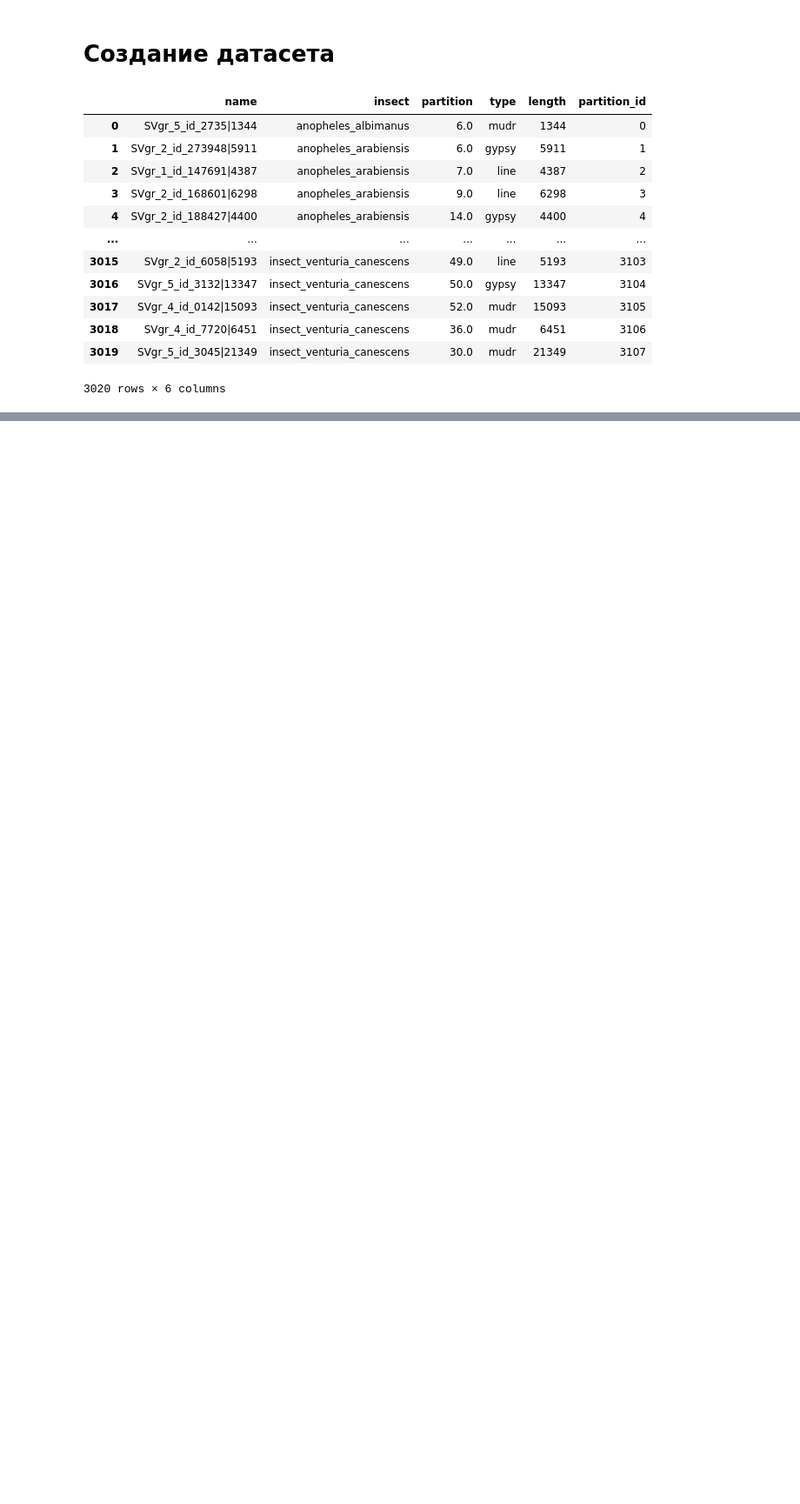
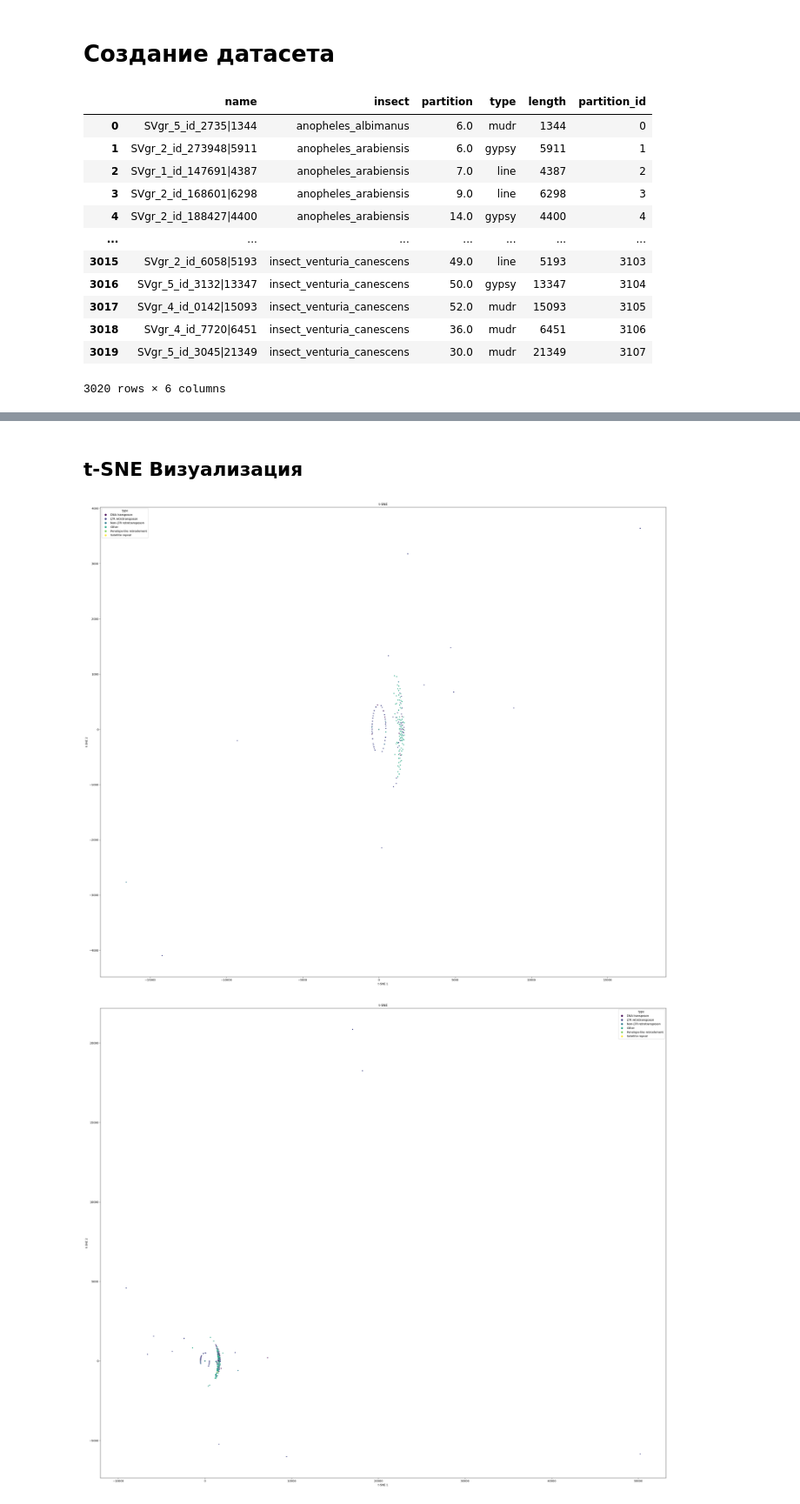
Before and after one commit to nad-igolki/mobiraph, a Jupyter notebook: n02_scripts/n03_data.ipynb, the cells around one changed output, grey strips where cells are left out. Shown: that part at 87% size. Saved outputs shown, nothing was run; the diff lists cells and outputs as text; code cells hidden in the pictures; blank space fills up the shorter version.

```diff
--- a/n02_scripts/n03_data.ipynb
+++ b/n02_scripts/n03_data.ipynb
@@ -306,0 +354,2 @@ dataset_embeddings.head
+# %% [markdown]
+## t-SNE Визуализация
@@ -306,0 +360,34 @@ dataset_embeddings.head
+# %%
+for k in ks:
+    path_to_dataset = os.path.join(config.DIR_INCEST_MANY, f'{k}_trimmed.csv')
+    dataset_load = pd.read_csv(path_to_dataset)
+    emb_cols = [c for c in dataset_load.columns if re.fullmatch(r"emb_\d+", c)]
+    mask_X = dataset_load[emb_cols].notna().all(axis=1)
+    mask_y = df_info["MainType"].notna()
+    common_idx = dataset_load.index[mask_X].intersection(df_info.index[mask_y])
+    X = dataset_load.loc[common_idx, emb_cols].to_numpy(dtype=float)
+    le = LabelEncoder()
+    y = le.fit_transform(df_info.loc[common_idx, "MainType"])
+    Xs = StandardScaler().fit_transform(X)
+    tsne = TSNE(n_components=2, perplexity=50, init="pca")
+    X_red = tsne.fit_transform(Xs)
+    plt.figure(figsize=(30, 25))
+    sc = plt.scatter(
+        X_red[:, 0],
+        X_red[:, 1],
+        c=y,
+        s=6,
+        cmap="viridis"
+    )
+
+    handles, _ = sc.legend_elements()
+    plt.legend(handles, le.classes_, title="type", loc="best")
+
+    plt.title("t-SNE")
+    plt.xlabel("t-SNE 1")
+    plt.ylabel("t-SNE 2")
+    plt.tight_layout()
+    plt.show()
+# %% [output]
+[figure, added]
+[figure, added]
```
Also changed, not shown: parts of 15 cells of this notebook, 5 other files.
